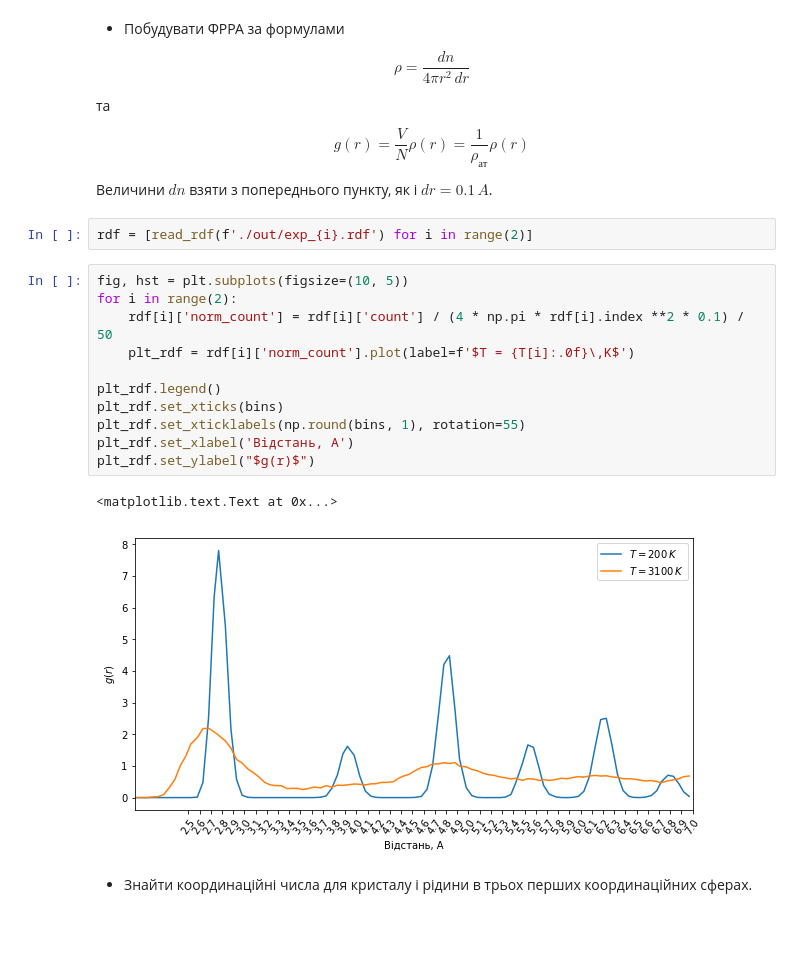
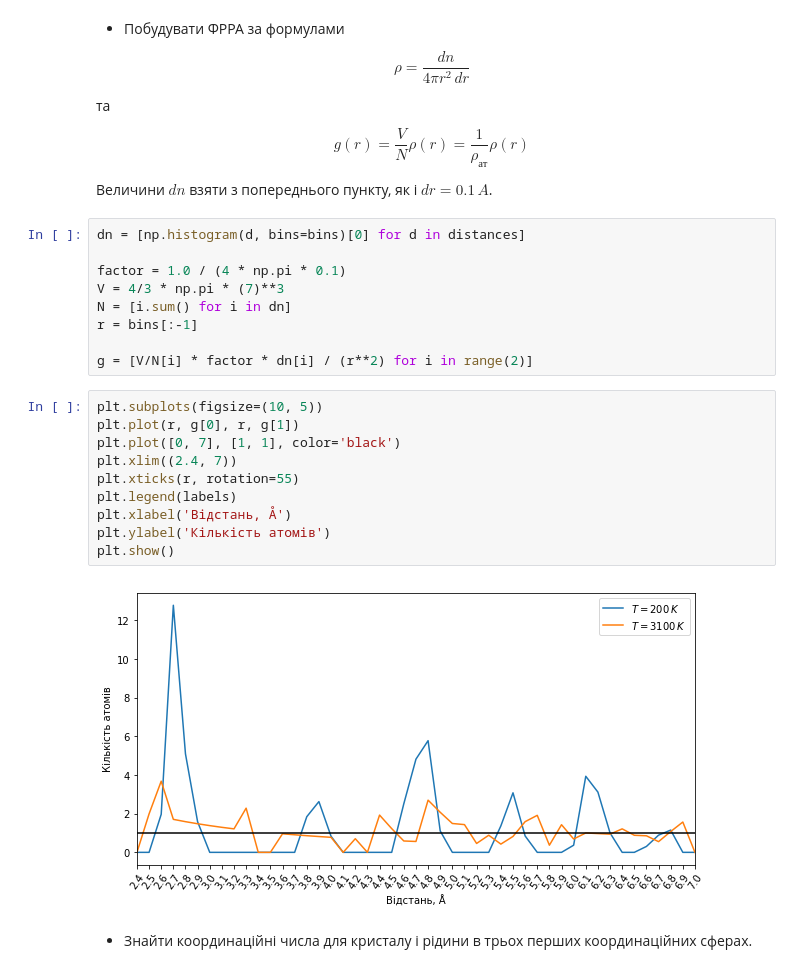
Before and after one commit to rostyq/edu_notebooks, a Jupyter notebook: mesoscale_physics/lab4/lab4.ipynb, the cells around one changed output. Drawn from its saved outputs; the diff is of its cells as text; blank space fills up the shorter version.

```diff
--- a/mesoscale_physics/lab4/lab4.ipynb
+++ b/mesoscale_physics/lab4/lab4.ipynb
@@ -124,22 +132,27 @@ $$\rho = \frac{dn}{4\pi r^2\, dr}$$
 $$g(r) = \frac{V}{N} \rho(r) = \frac{1}{\rho_{\textit{ат}}} \rho(r)$$
 
 Величини $dn$ взяти з попереднього пункту, як і $dr=0.1\,A$.
-# %%
-rdf = [read_rdf(f'./out/exp_{i}.rdf') for i in range(2)]
-# %%
-fig, hst = plt.subplots(figsize=(10, 5))
-for i in range(2):
-    rdf[i]['norm_count'] = rdf[i]['count'] / (4 * np.pi * rdf[i].index **2 * 0.1) / 50
-    plt_rdf = rdf[i]['norm_count'].plot(label=f'$T = {T[i]:.0f}\,K$')
-
-plt_rdf.legend()
-plt_rdf.set_xticks(bins)
-plt_rdf.set_xticklabels(np.round(bins, 1), rotation=55)
-plt_rdf.set_xlabel('Відстань, А')
-plt_rdf.set_ylabel("$g(r)$")
-# %% [output]
-<matplotlib.text.Text at 0x...>
-[figure, removed]
+# %%
+dn = [np.histogram(d, bins=bins)[0] for d in distances]
+
+factor = 1.0 / (4 * np.pi * 0.1)
+V = 4/3 * np.pi * (7)**3
+N = [i.sum() for i in dn]
+r = bins[:-1]
+
+g = [V/N[i] * factor * dn[i] / (r**2) for i in range(2)]
+# %%
+plt.subplots(figsize=(10, 5))
+plt.plot(r, g[0], r, g[1])
+plt.plot([0, 7], [1, 1], color='black')
+plt.xlim((2.4, 7))
+plt.xticks(r, rotation=55)
+plt.legend(labels)
+plt.xlabel('Відстань, Å')
+plt.ylabel('Кількість атомів')
+plt.show()
+# %% [output]
+[figure, added]
 # %% [markdown]
  - Знайти координаційні числа для кристалу і рідини в трьох перших координаційних сферах.
 # %% [markdown]
```
Also changed, not shown: parts of 16 cells of this notebook, 14 other files.
